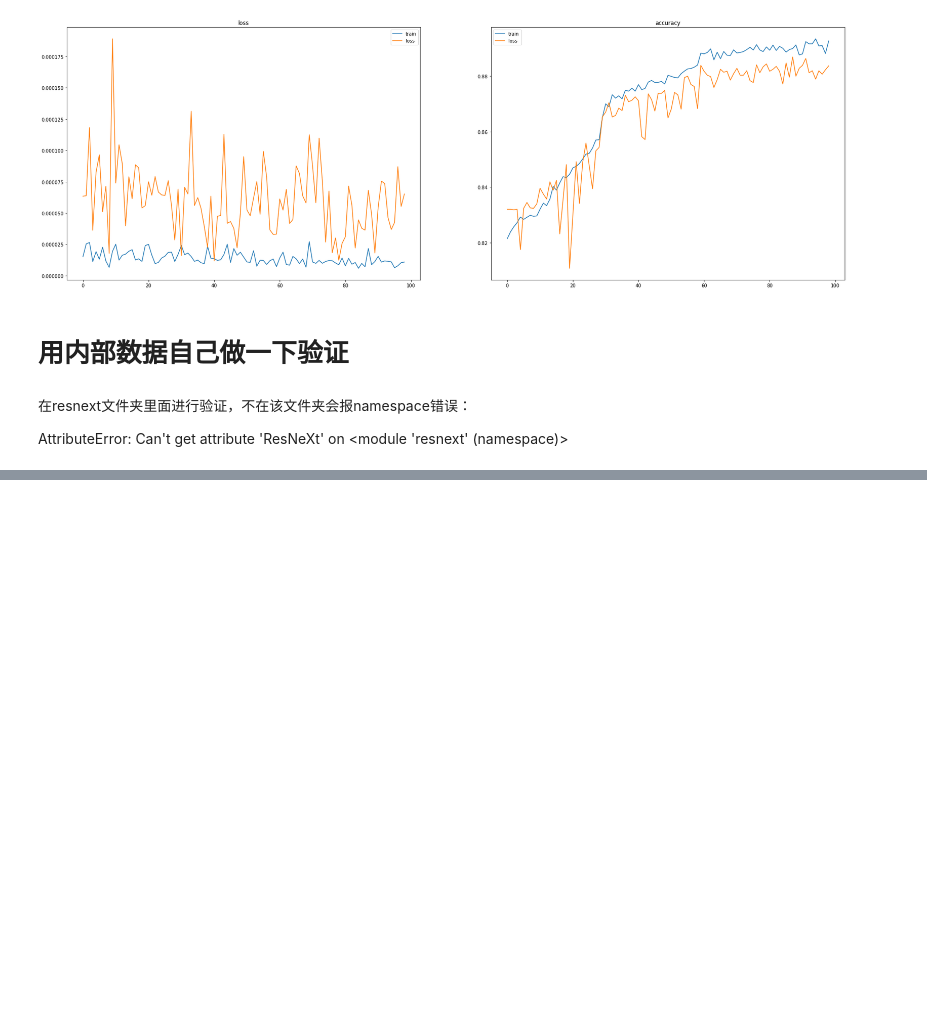
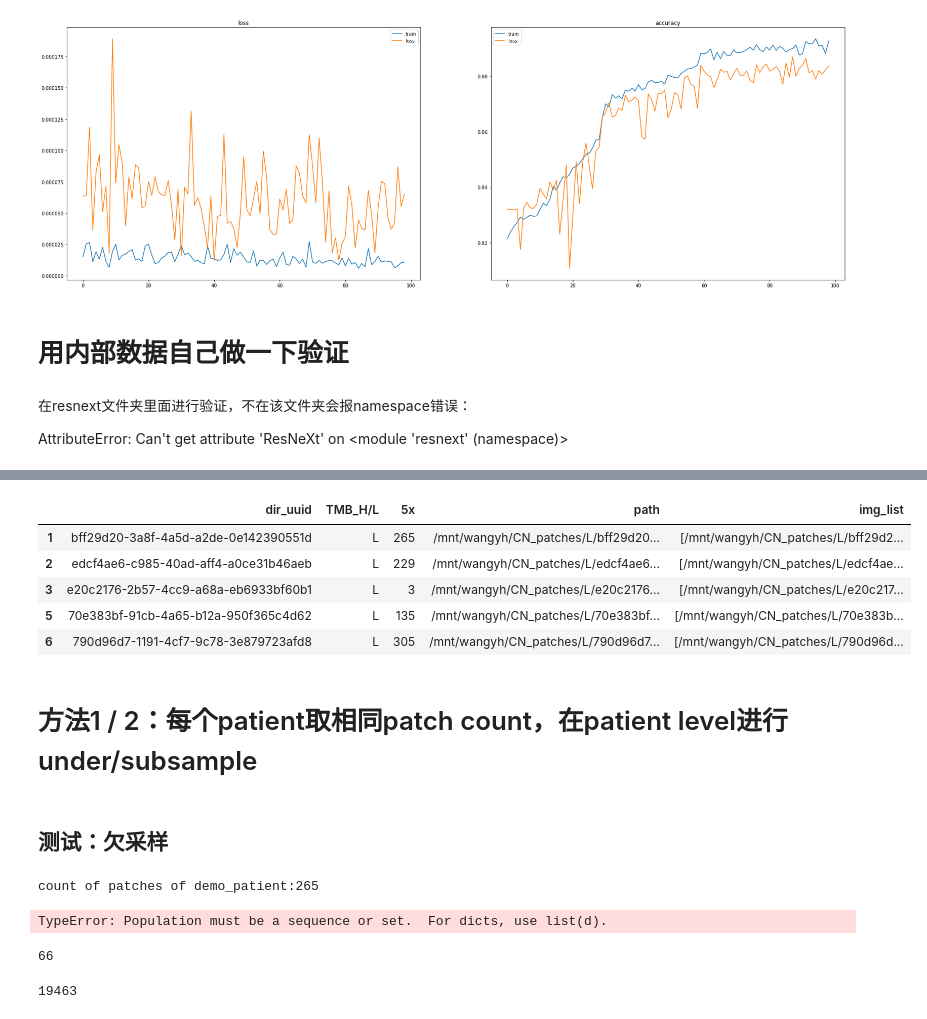
Before and after one commit to wangyh97/patho_AI, a Jupyter notebook: processing/test_dataloader_resnext.ipynb, the cells around one changed output, grey strips where cells are left out. Drawn from its saved outputs; the diff is of its cells as text; code cells hidden in the pictures; blank space fills up the shorter version.

```diff
--- a/processing/test_dataloader_resnext.ipynb
+++ b/processing/test_dataloader_resnext.ipynb
@@ -126,0 +174,2 @@ AttributeError: Can't get attribute 'ResNeXt' on <module 'resnext' (namespace)>
+# %%
+dataset_5x = dataset_reform('../config/data_segmentation_csv/5X_grouping.npy')
@@ -126,0 +190,50 @@ AttributeError: Can't get attribute 'ResNeXt' on <module 'resnext' (namespace)>
+# %%
+train_df = dataset_5x.training
+val_df = dataset_5x.val
+test_df = dataset_5x.testing
+
+def get_patches_count_with_label(data):
+    '''
+        H/L in each dataset is equal
+        '''
+    H_count = data[data['TMB_H/L']=='H'].iloc[:,2]
+    L_count = data[data['TMB_H/L']=='L'].iloc[:,2]
+    return H_count,L_count
+
+train_H_count,train_L_count = get_patches_count_with_label(train_df)
+target_num = round(train_H_count.median())
+# %%
+train_df.head()
+# %% [output]
+|  | dir_uuid | TMB_H/L | 5x | path | img_list |
+| 1 | bff29d20-3a8f-4a5d-a2de-0e142390551d | L | 265 | /mnt/wangyh/CN_patches/L/bff29d20... | [/mnt/wangyh/CN_patches/L/bff29d2... |
+| 2 | edcf4ae6-c985-40ad-aff4-a0ce31b46aeb | L | 229 | /mnt/wangyh/CN_patches/L/edcf4ae6... | [/mnt/wangyh/CN_patches/L/edcf4ae... |
+| 3 | e20c2176-2b57-4cc9-a68a-eb6933bf60b1 | L | 3 | /mnt/wangyh/CN_patches/L/e20c2176... | [/mnt/wangyh/CN_patches/L/e20c217... |
+| 5 | 70e383bf-91cb-4a65-b12a-950f365c4d62 | L | 135 | /mnt/wangyh/CN_patches/L/70e383bf... | [/mnt/wangyh/CN_patches/L/70e383b... |
+| 6 | 790d96d7-1191-4cf7-9c78-3e879723afd8 | L | 305 | /mnt/wangyh/CN_patches/L/790d96d7... | [/mnt/wangyh/CN_patches/L/790d96d... |
+# %% [markdown]
+# 方法1 / 2：每个patient取相同patch count，在patient level进行under/subsample
+# %% [markdown]
+## 测试：欠采样
+# %%
+import random
+train_img_list = train_df['img_list']
+
+#将每个patient的图像单独计算，变为统一数量，这里选取一个patch数多于目标值的patient，进行欠采样测试
+demo_train = train_img_list.iloc[0]
+
+demo_train_miniset = myDataSet(demo_train,'L')
+print(f'count of patches of demo_patient:{len(demo_train_miniset)}')
+# sub_miniset = random.sample(demo_train_miniset,target_num)
+# %% [output]
+count of patches of demo_patient:265
+TypeError: Population must be a sequence or set.  For dicts, use list(d).
+# %%
+train_H_median
+# %% [output]
+66
+# %%
+train_list = sum(train_img_list,[])
+len(train_list)
+# %% [output]
+19463
```
Also changed, not shown: parts of 10 cells of this notebook, 9 other files.
